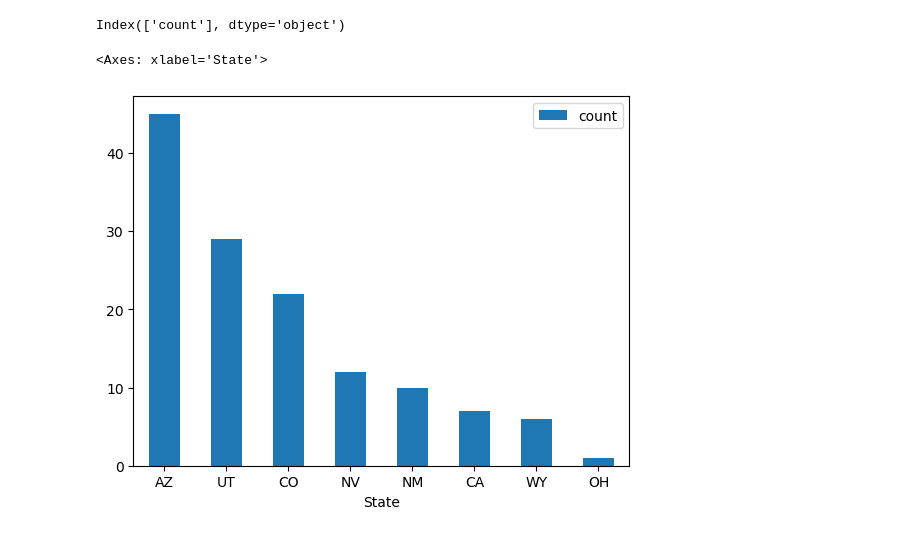
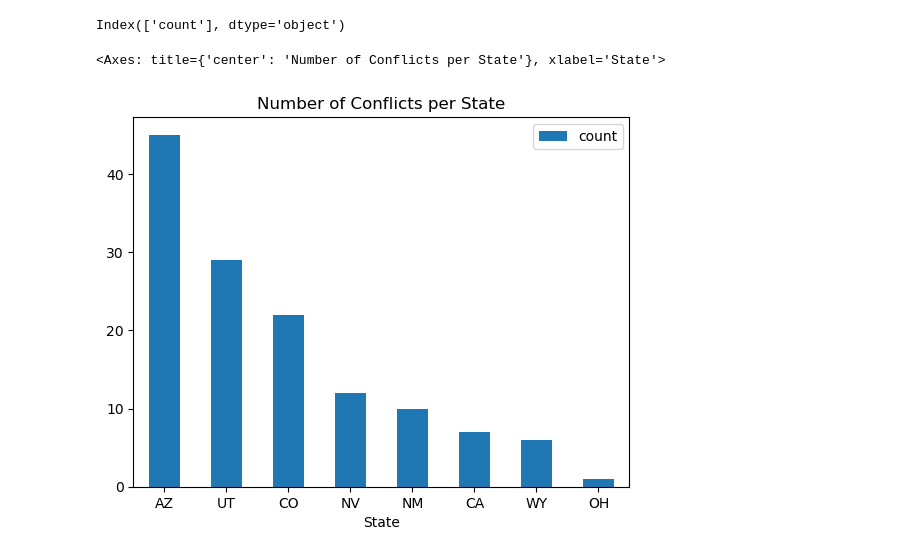
Before and after one commit to cloover7/eds220-2026-sections, a Jupyter notebook: section-2-co-basin-water-conflicts.ipynb, the cells around one changed output. Saved outputs shown, nothing was run; the diff lists cells and outputs as text; code cells hidden in the pictures.

Commit message:
refine graph

```diff
--- a/section-2-co-basin-water-conflicts.ipynb
+++ b/section-2-co-basin-water-conflicts.ipynb
@@ -206,7 +206,7 @@ exploded3.columns
 # %% [output]
 Index(['count'], dtype='object')
 # %%
-exploded3.plot.bar(y = 'count', rot = 0)
+exploded3.plot.bar(y = 'count', rot = 0, title = 'Number of Conflicts per State')
 # %% [output]
-<Axes: xlabel='State'>
+<Axes: title={'center': 'Number of Conflicts per State'}, xlabel='State'>
-[figure, old version]
+[figure, new version]
```
